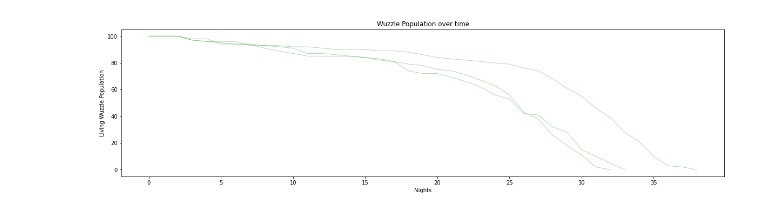
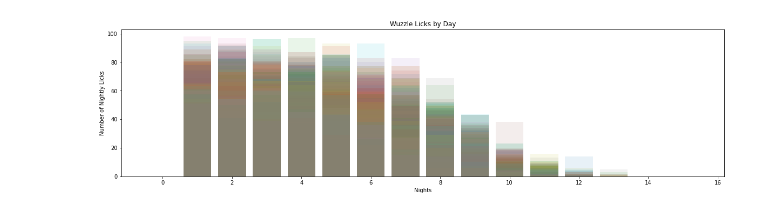
Before and after one commit to pcgentry/candy_machine, a Jupyter notebook: simulation_1.ipynb, the cells around one changed output. Saved outputs shown, nothing was run; the diff lists cells and outputs as text; code cells hidden in the pictures.

```diff
--- a/simulation_1.ipynb
+++ b/simulation_1.ipynb
@@ -9,7 +9,7 @@ from src.world import World, Simulation
 
 s = Simulation()
 
-num_simulations = 3
+num_simulations = 100
 
 simulations = []
 
@@ -29,13 +159,16 @@ nights_df.head()
 # %%
 plt.figure(figsize=(20, 5))
 
 for sim in simulations:
     nights_df = pd.DataFrame(sim.nightly_stats)
-    plt.plot(nights_df['live_wuzzle'], color='green', alpha=.3, linewidth=1)
-plt.ylabel('Living Wuzzle Population')
+    support = list(range(len(nights_df)))
+
+    plt.bar(height=nights_df['nightly_lick_counter'], x=support, alpha=.1)
+
+plt.ylabel('Number of Nightly Licks')
 plt.xlabel('Nights')
-plt.title('Wuzzle Population over time')
+plt.title('Wuzzle Licks by Day')
 
-plt.show()
+plt.show();
 # %% [output]
-[figure, old version]
+[figure, new version]
```
Also changed, not shown: parts of 9 cells of this notebook, 1 other file.
